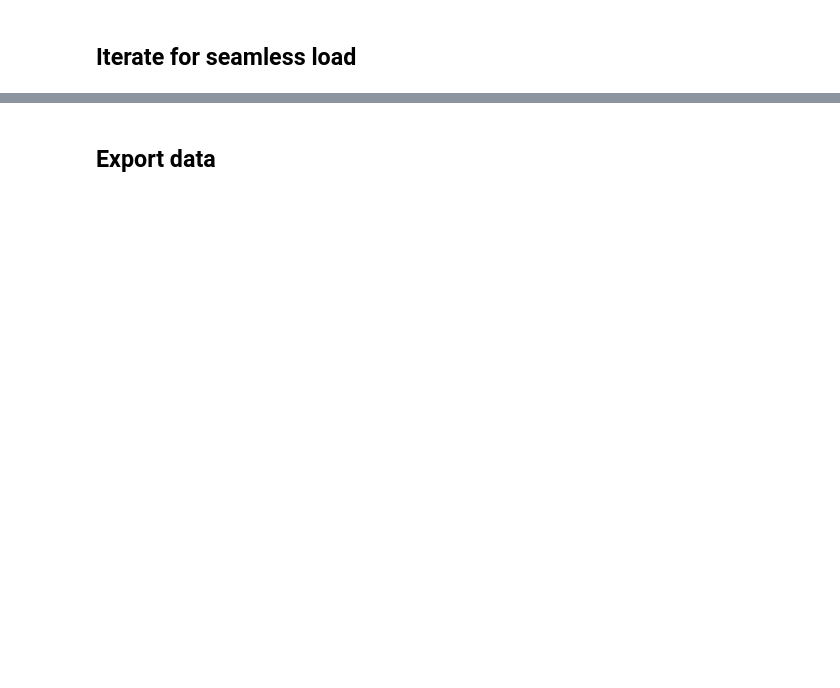
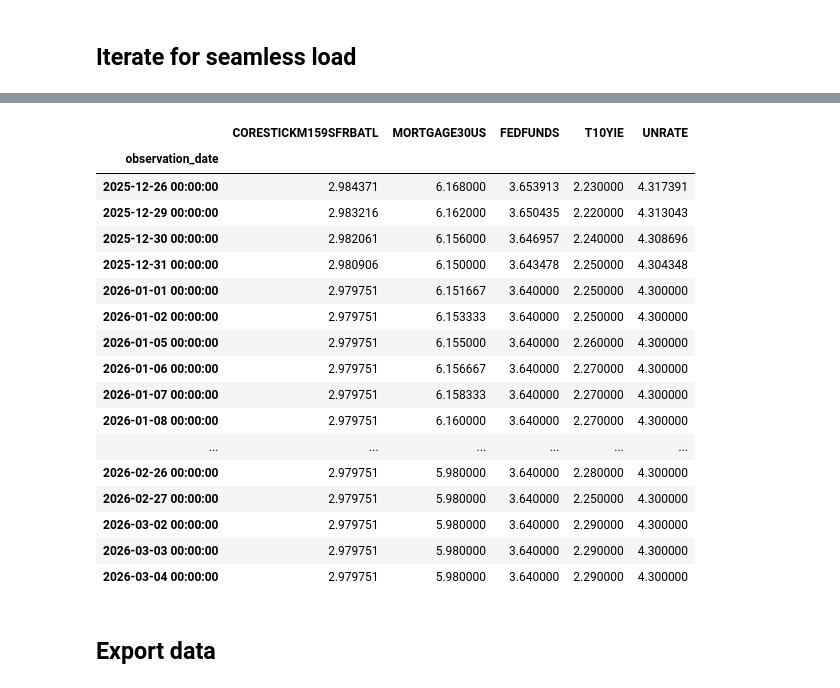
Before and after one commit to emurph91/practical-python-for-time-series-analysis-5452014, a Jupyter notebook: notebooks/CH01_Join/Start.ipynb, the cells around one changed output, grey strips where cells are left out. Drawn from its saved outputs; the diff is of its cells as text; code cells hidden in the pictures; blank space fills up the shorter version.

```diff
--- a/notebooks/CH01_Join/Start.ipynb
+++ b/notebooks/CH01_Join/Start.ipynb
@@ -73,0 +59,5 @@ df["Close"].plot()
+# %%
+path2 = "../../data/FRED/scripts/MORTGAGE30US.csv"
+df2 = pd.read_csv(filepath_or_buffer = path2, index_col = 0,parse_dates=True)
+
+df2
@@ -107,0 +105,3 @@ df["Close"].plot()
+# %%
+df= pd.concat(objs=[df1, df2], axis=1)
+df.tail(20).style
@@ -107,0 +127,4 @@ df["Close"].plot()
+# %%
+df = df.interpolate(method='linear')
+
+df.tail(50).style
@@ -129,0 +154,36 @@ df["Close"].plot()
+# %%
+paths = [
+    "../../data/FRED/scripts/FRED data.csv",
+    "../../data/FRED/scripts/MORTGAGE30US.csv",
+    "../../data/FRED/scripts/FEDFUNDS.csv",
+    "../../data/FRED/scripts/T10YIE.csv",
+    "../../data/FRED/scripts/UNRATE.csv"
+]
+
+dfs = []
+for path in paths:
+    df = pd.read_csv(path, index_col = 0, parse_dates=True)
+    dfs.append(df)
+
+df = pd.concat(objs=dfs, axis = 1).interpolate(method='linear')
+# %%
+df.tail(50).style
+# %% [output]
+|  | CORESTICKM159SFRBATL | MORTGAGE30US | FEDFUNDS | T10YIE | UNRATE |
+| observation_date |  |  |  |  |  |
+| 2025-12-26 00:00:00 | 2.984371 | 6.168000 | 3.653913 | 2.230000 | 4.317391 |
+| 2025-12-29 00:00:00 | 2.983216 | 6.162000 | 3.650435 | 2.220000 | 4.313043 |
+| 2025-12-30 00:00:00 | 2.982061 | 6.156000 | 3.646957 | 2.240000 | 4.308696 |
+| 2025-12-31 00:00:00 | 2.980906 | 6.150000 | 3.643478 | 2.250000 | 4.304348 |
+| 2026-01-01 00:00:00 | 2.979751 | 6.151667 | 3.640000 | 2.250000 | 4.300000 |
+| 2026-01-02 00:00:00 | 2.979751 | 6.153333 | 3.640000 | 2.250000 | 4.300000 |
+| 2026-01-05 00:00:00 | 2.979751 | 6.155000 | 3.640000 | 2.260000 | 4.300000 |
+| 2026-01-06 00:00:00 | 2.979751 | 6.156667 | 3.640000 | 2.270000 | 4.300000 |
+| 2026-01-07 00:00:00 | 2.979751 | 6.158333 | 3.640000 | 2.270000 | 4.300000 |
+| 2026-01-08 00:00:00 | 2.979751 | 6.160000 | 3.640000 | 2.270000 | 4.300000 |
+| ... | ... | ... | ... | ... | ... |
+| 2026-02-26 00:00:00 | 2.979751 | 5.980000 | 3.640000 | 2.280000 | 4.300000 |
+| 2026-02-27 00:00:00 | 2.979751 | 5.980000 | 3.640000 | 2.250000 | 4.300000 |
+| 2026-03-02 00:00:00 | 2.979751 | 5.980000 | 3.640000 | 2.290000 | 4.300000 |
+| 2026-03-03 00:00:00 | 2.979751 | 5.980000 | 3.640000 | 2.290000 | 4.300000 |
+| 2026-03-04 00:00:00 | 2.979751 | 5.980000 | 3.640000 | 2.290000 | 4.300000 |
```
Also changed, not shown: parts of 30 cells of this notebook.
